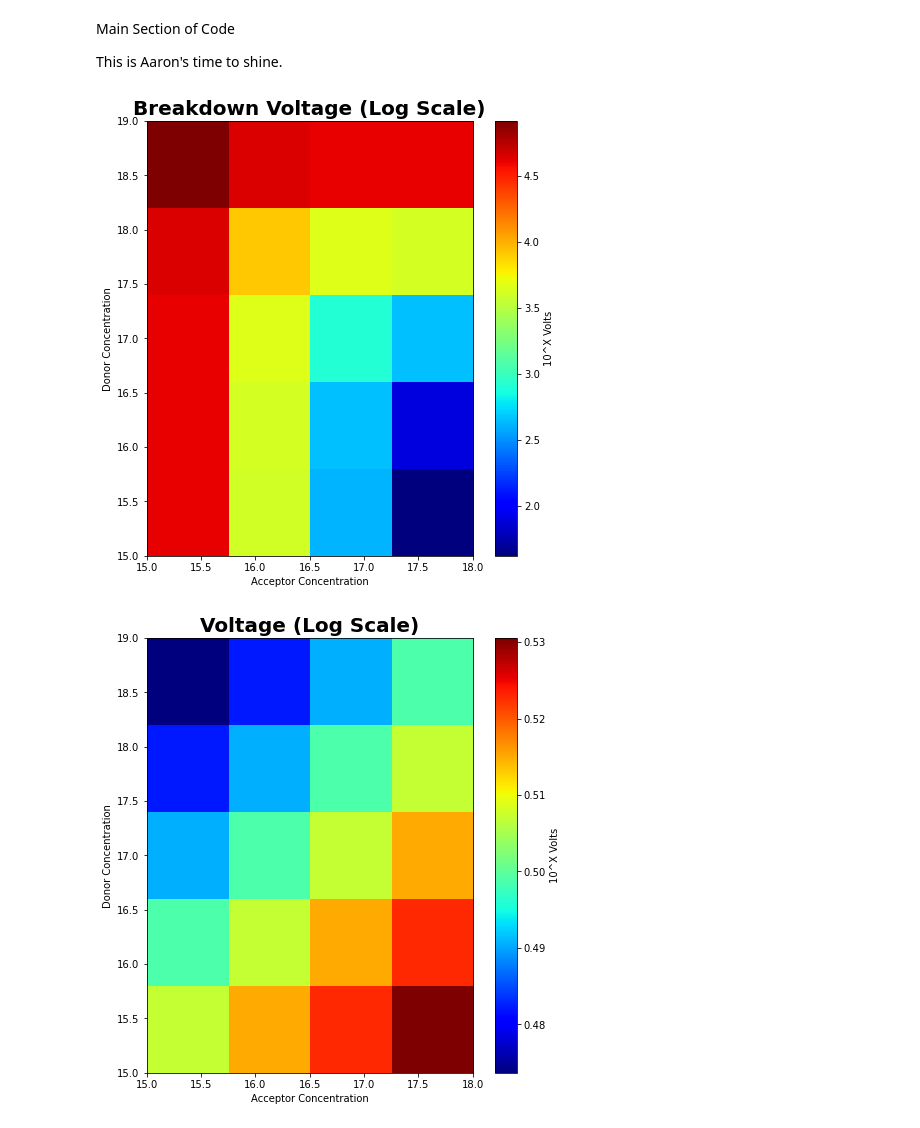
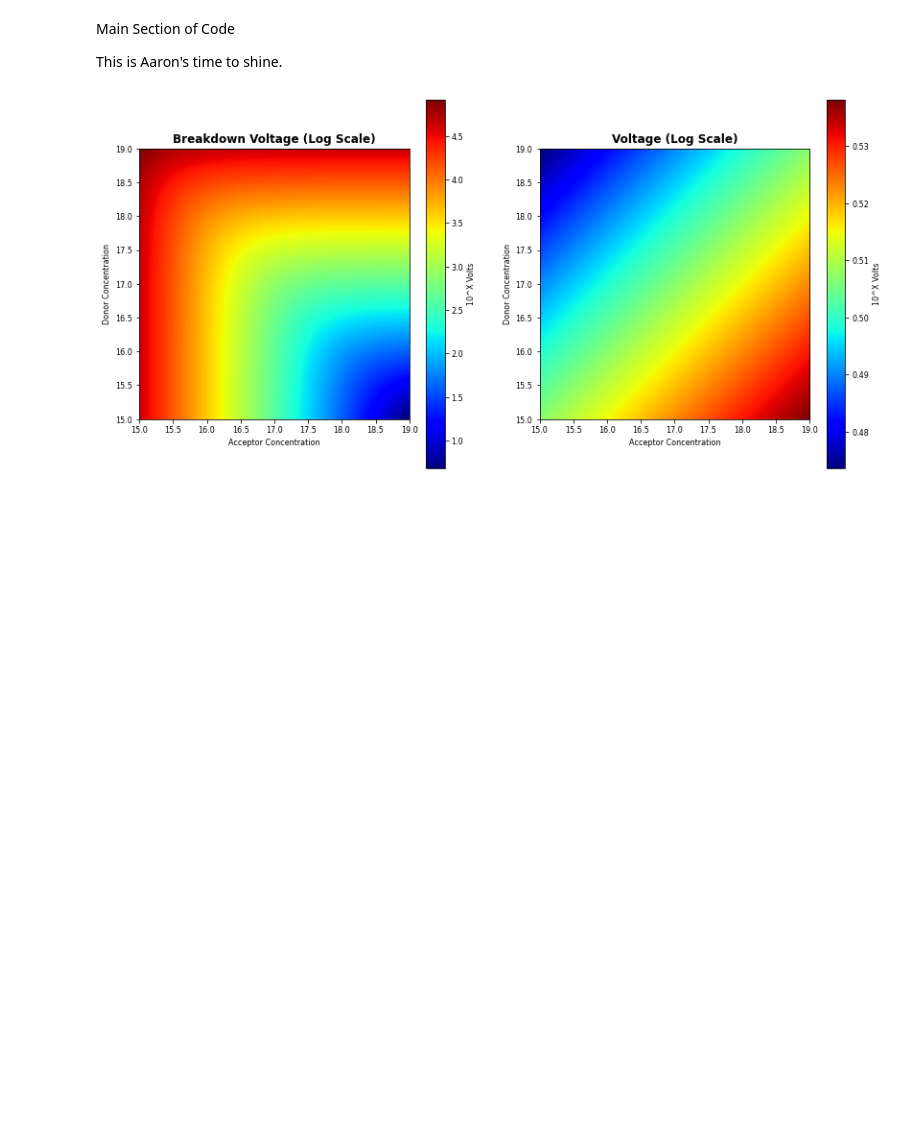
Before and after one commit to aacarman/SemiProject, a Jupyter notebook: main.ipynb, the cells around one changed output. Drawn from its saved outputs; the diff is of its cells as text; code cells hidden in the pictures; blank space fills up the shorter version.

```diff
--- a/main.ipynb
+++ b/main.ipynb
@@ -21,8 +21,8 @@ import numpy as np                      # gives more math operations
 import matplotlib                       # gives access to more advanced tools
 
 rcParams = matplotlib.rcParams          # pull current graph parameters
-rcParams['font.size'] = 10.0            # set default font to 10
-rcParams['axes.titlesize'] = 20.0       # change title font to 20
+rcParams['font.size'] = 8.0            # set default font to 10
+rcParams['axes.titlesize'] = 16.0       # change title font to 20
 rcParams['font.weight'] = 'normal'      # set default font to normal
 rcParams['axes.titleweight'] = 'bold'   # set title font to bold
 
@@ -42,8 +42,8 @@ Ni = 1e-10          # intrinsic carrier concentration
 eps = 8.9*eps0      # material permittivity
 Ec = 4.1E6          # critical E-field breakdown in V/cm
 
-Na = np.logspace(15, 18, 4)   # acceptor doping that we want to sweep
-Nd = np.logspace(15, 19, 5)   # donor doping that we want to sweep
+Na = np.logspace(15, 19, 100)   # acceptor doping that we want to sweep
+Nd = np.logspace(15, 19, 100)   # donor doping that we want to sweep
 # %% [markdown]
 Main Section of Code
 
@@ -51,47 +51,45 @@ This is Aaron's time to shine.
 # %%
 Ncols = len(Na)         # store the number of columns
 Nrows = len(Nd)         # and the number of rows
 
-Voltage = np.empty((Nrows, Ncols))
-Depletion = np.empty((Nrows, Ncols))
-BreakdownVoltage = np.empty((Nrows, Ncols))
-ElectricField = np.empty((Nrows, Ncols))
+Voltage = np.empty((Nrows, Ncols))              # empty matrix for forward voltage
+Depletion = np.empty((Nrows, Ncols))            # empty matrix for depletion width
+BreakdownVoltage = np.empty((Nrows, Ncols))     # empty matrix for breakdown voltage
+ElectricField = np.empty((Nrows, Ncols))        # empty matrix for critical electric field
 
-for ii in range(0, Ncols):
-    for rr in range(0, Nrows):
-        ln = np.log((Na[ii]*Nd[rr])/(Ni**2))
+for ii in range(0, Ncols):                      # for every element
+    for rr in range(0, Nrows):                  # in each matrix
+        ln = np.log((Na[ii]*Nd[rr])/(Ni**2))    # calculate forward voltage
         Voltage[rr, ii] = KTq*ln
 
         two_E = (2*eps)/q
-        W0 = np.sqrt((two_E*Voltage[rr,ii]*((1/Na[ii]+1/Nd[rr]))))
+        W0 = np.sqrt((two_E*Voltage[rr,ii]*((1/Na[ii]+1/Nd[rr]))))  # calculate depletion width
         Depletion[rr, ii] = W0*1e-2
 
         qn = q*Nd[rr]/eps
-        N = (Na[ii]/(Nd[rr]*(Nd[rr]+Na[ii])))
+        N = (Na[ii]/(Nd[rr]*(Nd[rr]+Na[ii])))       # calculate carrier concentration
 
-        ElectricField[rr,ii] = (qn*np.sqrt(two_E*N*Voltage[rr,ii]))
+        ElectricField[rr,ii] = (qn*np.sqrt(two_E*N*Voltage[rr,ii]))     # calculate E-field
 
         V = (((Ec/qn)**2)/(two_E*N))
-        BreakdownVoltage[rr,ii] = Voltage[rr,ii]-V
+        BreakdownVoltage[rr,ii] = Voltage[rr,ii]-V          # calculate breakdown voltage
 
-plt.figure(figsize=(8,8))
-ax = plt.axes()
-ax.set_title('Breakdown Voltage (Log Scale)')
-plt.xlabel('Acceptor Concentration')
-plt.ylabel('Donor Concentration')
-im = ax.imshow(np.log10(abs(BreakdownVoltage)), extent=[min(np.log10(Na)), max(np.log10(Na)), min(np.log10(Nd)), max(np.log10(Nd))], cmap='jet')
-cbar = plt.colorbar(im)
+
+fig, ax = plt.subplots(1,2)
+fig.set_size_inches((12,6))
+ax[0].set_title('Breakdown Voltage (Log Scale)')
+ax[0].set(xlabel='Acceptor Concentration', ylabel='Donor Concentration')
+im = ax[0].imshow(np.log10(abs(BreakdownVoltage)), extent=[min(np.log10(Na)), max(np.log10(Na)), min(np.log10(Nd)), max(np.log10(Nd))], cmap='jet')
+cbar = plt.colorbar(im, ax=ax[0])
+cbar.set_label('10^X Volts')
+ax[1].set_title('Voltage (Log Scale)')
+ax[1].set(xlabel='Acceptor Concentration', ylabel='Donor Concentration')
+im = ax[1].imshow(np.log10(abs(Voltage)), extent=[min(np.log10(Na)), max(np.log10(Na)), min(np.log10(Nd)), max(np.log10(Nd))], cmap='jet')
+cbar = plt.colorbar(im, ax=ax[1])
 cbar.set_label('10^X Volts')
 
-plt.figure(figsize=(8,8))
-ax = plt.axes()
-ax.set_title('Voltage (Log Scale)')
-plt.xlabel('Acceptor Concentration')
-plt.ylabel('Donor Concentration')
-im = ax.imshow(np.log10(abs(Voltage)), extent=[min(np.log10(Na)), max(np.log10(Na)), min(np.log10(Nd)), max(np.log10(Nd))], cmap='jet')
-cbar = plt.colorbar(im)
-cbar.set_label('10^X Volts')
+fig.tight_layout(pad=3.0)
+
 plt.show()
 # %% [output]
-[figure, old version]
+[figure, new version]
-[figure, removed]
```
